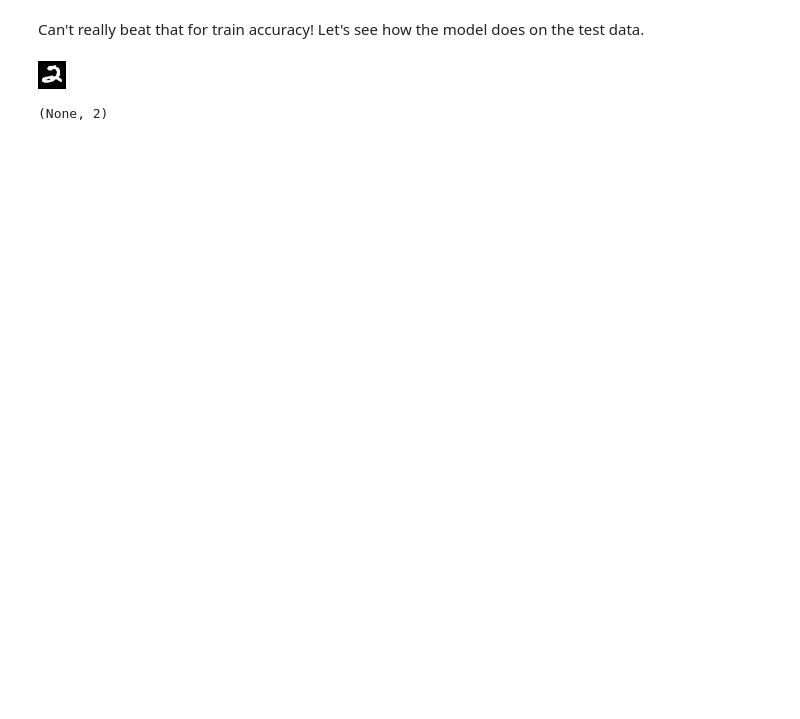
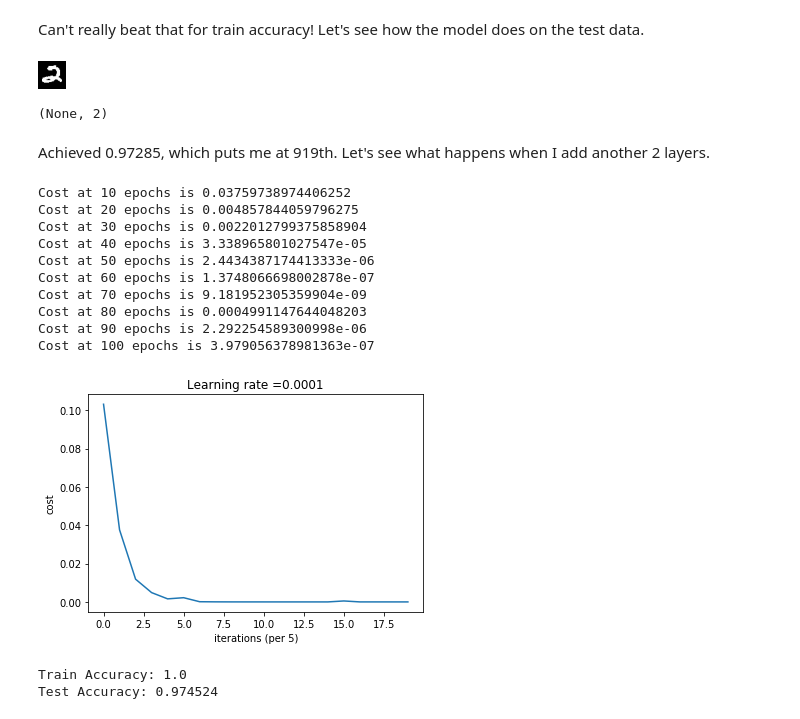
Before and after one commit to Technology-Notes/kaggle-notebooks, a Jupyter notebook: digit-recognizer/attempt-1.ipynb, the cells around one changed output. Saved outputs shown, nothing was run; the diff lists cells and outputs as text; code cells hidden in the pictures; blank space fills up the shorter version.

Commit message:
Train a slightly bigger model and prepare regularisation.

```diff
--- a/digit-recognizer/attempt-1.ipynb
+++ b/digit-recognizer/attempt-1.ipynb
@@ -75,7 +75,7 @@ sess = tf.Session()
 labels_one_hot = sess.run(one_hot_matrix)
 sess.close()
 
-imgs_norm = imgs / 255.
+imgs_norm = imgs / 255
 # %%
 assert labels_one_hot.shape == (10, len(labels))
 # %%
@@ -136,28 +136,34 @@ def get_random_minibatches(X, Y, mini_batch_size=64, seed=0):
 # %% [markdown]
 Create a simple 3 layer network, by initialising weight vectors and defining simple cost function.
 # %%
-def init_params():
-    W1 = tf.get_variable('W1', [256, training_imgs_X.shape[0]], initializer=tf.contrib.layers.xavier_initializer(seed=1))
-    b1 = tf.get_variable('b1', [256, 1], initializer=tf.zeros_initializer())
-    W2 = tf.get_variable('W2', [256, 256], initializer=tf.contrib.layers.xavier_initializer(seed=1))
-    b2 = tf.get_variable('b2', [256, 1], initializer=tf.zeros_initializer())
-    out = tf.get_variable('out', [10, 256], initializer=tf.contrib.layers.xavier_initializer(seed=1))
+def init_params(input_size, num_layers=3, num_nodes=256):
+    params = {}
+
+    previous_layer_size = input_size
+    for layer in range(1, num_layers):
+        weights = tf.get_variable('W{0}'.format(layer), [num_nodes, previous_layer_size], initializer=tf.contrib.layers.xavier_initializer(seed=1))
+        bias = tf.get_variable('b{0}'.format(layer), [num_nodes, 1], initializer=tf.zeros_initializer())
+        params['W{0}'.format(layer)] = weights
+        params['b{0}'.format(layer)] = bias
+        previous_layer_size = num_nodes
+
+    out = tf.get_variable('out', [10, previous_layer_size], initializer=tf.contrib.layers.xavier_initializer(seed=1))
     bout = tf.get_variable('bout', [10, 1], initializer=tf.zeros_initializer())
 
-    return {
-        'W1': W1, 'b1': b1, 'W2': W2, 'b2': b2, 'out': out, 'bout': bout}
+    params.update({'out': out, 'bout': bout})
+
+    return params
 # %%
-def forward_prop(X, params):
-    # Hidden fully connected layer with 256 neurons
-    Z1 = tf.matmul(params['W1'], X) + params['b1']
-    layer_1 = tf.nn.relu(Z1)
+def forward_prop(X, params, num_layers):
+    previous_layer = X
 
-    # Hidden fully connected layer with 256 neurons
-    Z2 = tf.matmul(params['W2'], layer_1) + params['b2']
-    layer_2 = tf.nn.relu(Z2)
+    for layer in range(1, num_layers):
+        # Hidden fully connected layer with 256 neurons
+        Z = tf.matmul(params['W{0}'.format(layer)], previous_layer) + params['b{0}'.format(layer)]
+        previous_layer = tf.nn.relu(Z)
 
     # Output fully connected layer with a neuron for each class
-    out_layer = tf.add(tf.matmul(params['out'], layer_2), params['bout'])
+    out_layer = tf.add(tf.matmul(params['out'], previous_layer), params['bout'])
 
     return out_layer
 # %%
@@ -289,0 +295,18 @@ output.close()
+# %% [markdown]
+Achieved 0.97285, which puts me at 919th. Let's see what happens when I add another 2 layers.
+# %%
+parameters = train_model(training_imgs_X, training_labels_y, dev_imgs_X, dev_labels_y, num_layers=5)
+# %% [output]
+Cost at 10 epochs is 0.03759738974406252
+Cost at 20 epochs is 0.004857844059796275
+Cost at 30 epochs is 0.0022012799375858904
+Cost at 40 epochs is 3.338965801027547e-05
+Cost at 50 epochs is 2.4434387174413333e-06
+Cost at 60 epochs is 1.3748066698002878e-07
+Cost at 70 epochs is 9.181952305359904e-09
+Cost at 80 epochs is 0.0004991147644048203
+Cost at 90 epochs is 2.292254589300998e-06
+Cost at 100 epochs is 3.979056378981363e-07
+[figure, added]
+Train Accuracy: 1.0
+Test Accuracy: 0.974524
```
Also changed, not shown: parts of 8 cells of this notebook.
